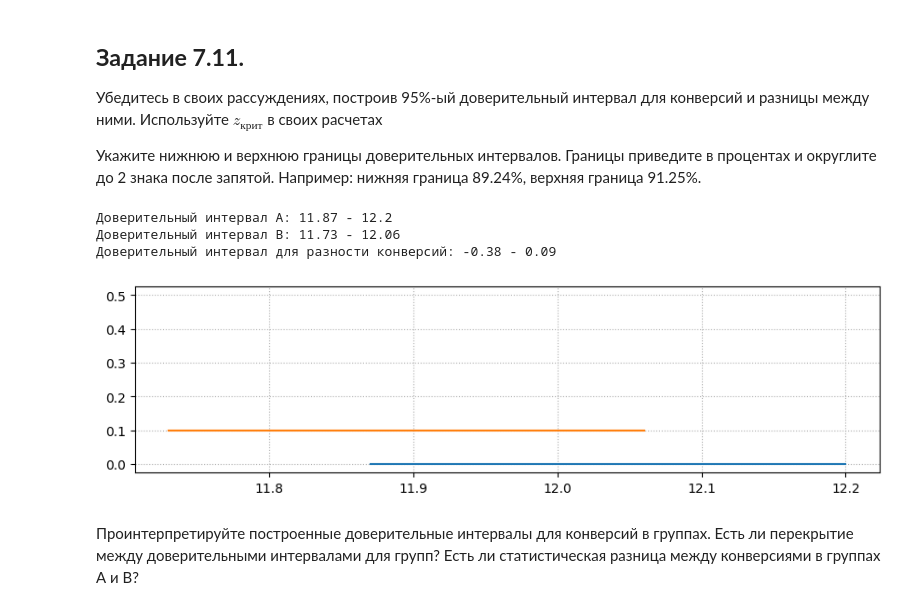
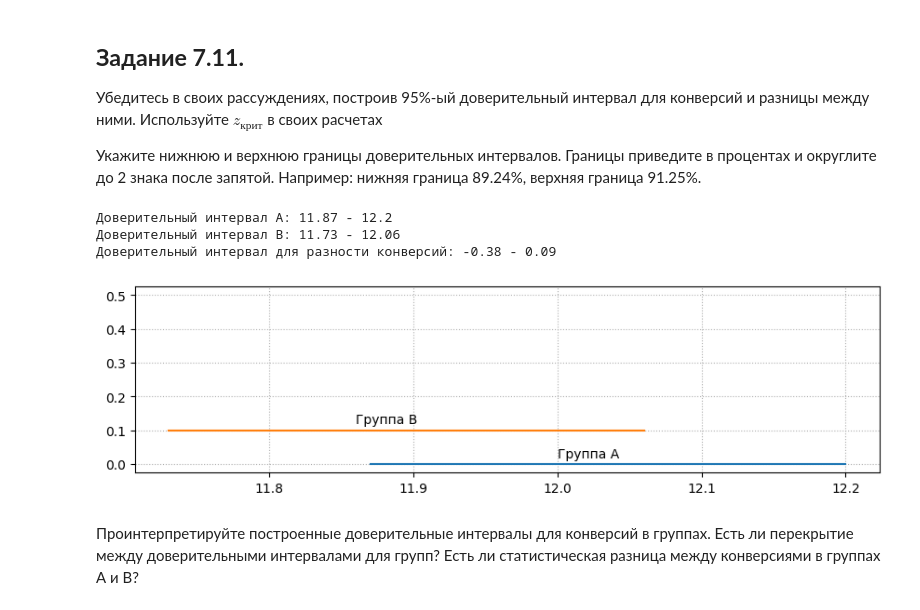
Before and after one commit to inconstant1313/Sandbox, a Jupyter notebook: DSPR_119/EDA_5/Template_EDA_5.ipynb, the cells around one changed output. Cells and saved outputs as stored; diff of their text form; code cells hidden in the pictures.

```diff
--- a/DSPR_119/EDA_5/Template_EDA_5.ipynb
+++ b/DSPR_119/EDA_5/Template_EDA_5.ipynb
@@ -402,7 +402,7 @@ alpha = 1 - gamma
 z_crit = -norm.ppf(alpha/2)
 
 a_data = updated_data[updated_data['group'] == 'A']
-n_a=a_data['user_id'].count()
+n_a=a_data['purchase'].count()
 x_p_a=a_data['purchase'].mean()
 
 eps_a = z_crit * (x_p_a * (1 - x_p_a) / n_a) ** 0.5
@@ -411,37 +411,39 @@ upper_bound_a = x_p_a + eps_a
 print('Доверительный интервал А:', round(lower_bound_a * 100, 2), '-', round(upper_bound_a * 100, 2))
 
 b_data = updated_data[updated_data['group'] == 'B']
-n_b=b_data['user_id'].count()
+n_b=b_data['purchase'].count()
 x_p_b=b_data['purchase'].mean()
 
 eps_b = z_crit * (x_p_b * (1 - x_p_b) / n_b) ** 0.5
 lower_bound_b = x_p_b - eps_b
 upper_bound_b = x_p_b + eps_b
 print('Доверительный интервал B:', round(lower_bound_b * 100, 2), '-', round(upper_bound_b * 100, 2))
 
-n_ab = [a_data['user_id'].count(), b_data['user_id'].count()]
+n_ab = [a_data['purchase'].count(), b_data['purchase'].count()]
 x_p_ab= [a_data['purchase'].mean(), b_data['purchase'].mean()]
 
 diff = x_p_ab[1] - x_p_ab[0]
 eps_delta = z_crit * (x_p_ab[0] * (1 - x_p_ab[0])/n_ab[0] + x_p_ab[1] * (1 - x_p_ab[1])/n_ab[1]) ** 0.5
 lower_bound_delta = diff - eps_delta
 upper_bound_delta = diff + eps_delta
 print('Доверительный интервал для разности конверсий:', round(lower_bound_delta * 100, 2), '-', round(upper_bound_delta * 100, 2))
 
 x_a = [round(lower_bound_a * 100, 2), round(upper_bound_a * 100, 2)]
 y_a = [0, 0]
 x_b = [round(lower_bound_b * 100, 2), round(upper_bound_b * 100, 2)]
 y_b = [0.1, 0.1]
 
 fig = plt.figure(figsize=(8, 2))
 ax = fig.add_axes([1, 1, 1, 1])
 plt.plot(x_a, y_a, x_b, y_b, 12, 0.5)
+ax.annotate('Группа А', xy=(x_a[1]-0.2, 0.02))
+ax.annotate('Группа B', xy=(x_b[1]-0.2, 0.12))
 ax.grid(linestyle=':');
 # %% [output]
 Доверительный интервал А: 11.87 - 12.2
 Доверительный интервал B: 11.73 - 12.06
 Доверительный интервал для разности конверсий: -0.38 - 0.09
-[figure, old version]
+[figure, new version]
 # %% [markdown]
 Проинтерпретируйте построенные доверительные интервалы для конверсий в группах. Есть ли перекрытие между доверительными интервалами для групп? Есть ли статистическая разница между конверсиями в группах А и B?
 # %% [markdown]
```
Also changed, not shown: parts of 8 cells of this notebook, 3 other files.
